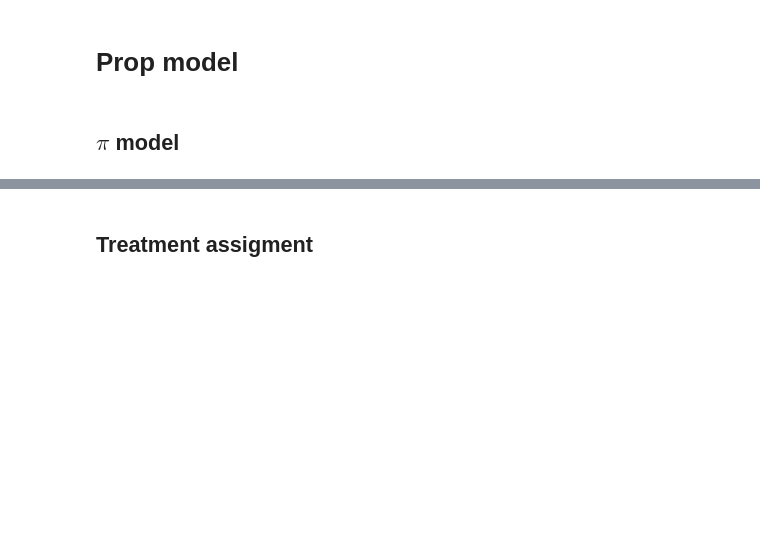
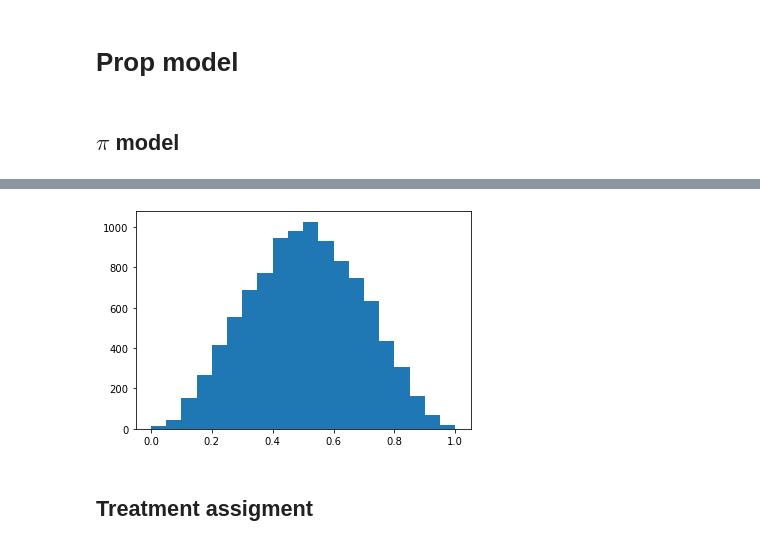
Before and after one commit to RomGutman/propensity_calibration, a Jupyter notebook: prop_simulation.ipynb, the cells around one changed output, grey strips where cells are left out. Saved outputs shown, nothing was run; the diff lists cells and outputs as text; code cells hidden in the pictures; blank space fills up the shorter version.

```diff
--- a/prop_simulation.ipynb
+++ b/prop_simulation.ipynb
@@ -48,3 +51,11 @@ plt.hist(exp, bins=20);
+# %%
+
+exp2 = (exp - exp.min()) / (exp.max() - exp.min())
+
+
+plt.hist(exp2, bins=20);
+# %% [output]
+[figure, added]
 # %% [markdown]
 ## Treatment assigment
 # %%
```
Also changed, not shown: parts of 26 cells of this notebook, 1 other file.
